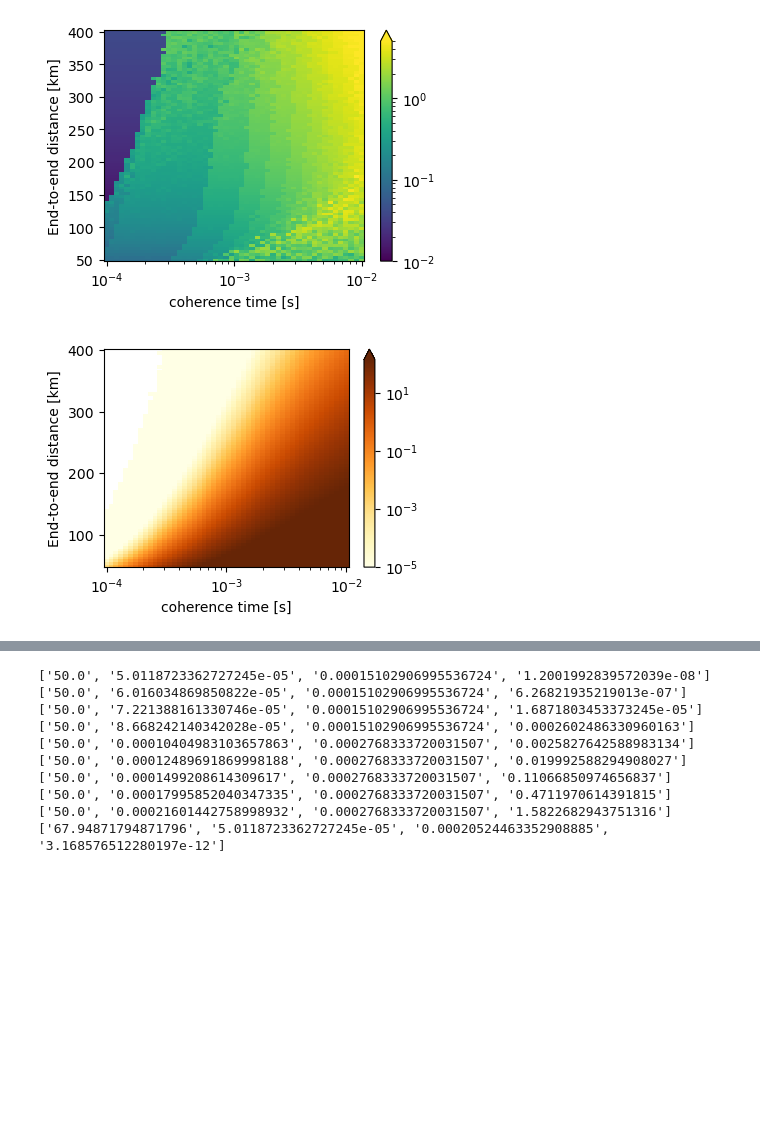
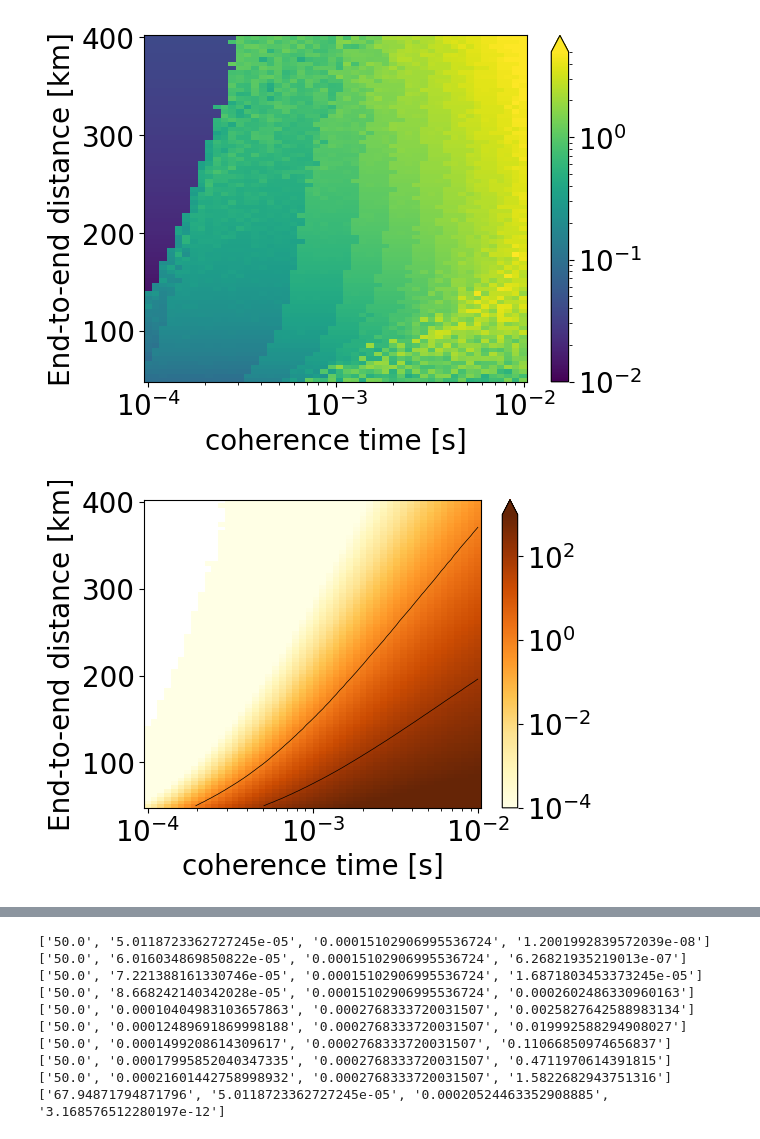
Before and after one commit to hassan-shap/QNUM, a Jupyter notebook: pp_color_plot.ipynb, the cells around one changed output, grey strips where cells are left out. Cells and saved outputs as stored; diff of their text form; code cells hidden in the pictures; blank space fills up the shorter version.

```diff
--- a/pp_color_plot.ipynb
+++ b/pp_color_plot.ipynb
@@ -62,9 +62,9 @@ X, Y = np.meshgrid(τ_coh_list, Le2e_list)
 # ax.view_init(azim=0, elev=90)
 # plt.pcolor(X, Y, np.log(skr_seq_no_cut), cmap='viridis', vmin=1e-5, vmax=5)
 
-plt.rcParams.update({'font.size': 18})
+plt.rcParams.update({'font.size': 20})
 
-plt.figure(figsize=(6.3,4.5))
+plt.figure(figsize=(6.18,4.5))
 
 Z = τ_cut_opt*1e3
 pcm = plt.pcolor(X, Y, Z,norm=colors.LogNorm(vmin=1e-2, vmax=5),
@@ -77,34 +77,35 @@ plt.xscale("log")
 
 plt.figure(figsize=(6,4.5))
 Z = skr_opt
-pcm = plt.pcolor(X, Y, Z,norm=colors.LogNorm(vmin=1e-5, vmax=150),
+pcm = plt.pcolor(X, Y, Z,norm=colors.LogNorm(vmin=1e-4, vmax=1e3),
                    cmap='YlOrBr', shading='auto')
 plt.colorbar(pcm, extend='max')
+plt.contour(X, Y, Z, levels=[1, 100], linewidths=[0.5,0.5], colors=['black','black'])
 # plt.colorbar()
 plt.xscale("log")
 plt.ylabel("End-to-end distance [km]")
 plt.xlabel("coherence time [s]")
 plt.tight_layout()
 fig_dir = "min_protocol_figs/"
 fname = f"par_n_{n}.png"
 plt.savefig(fig_dir+ fname, dpi=300)
 
 plt.figure(figsize=(6,4.5))
 Z = skr_no_cut
 pcm = plt.pcolor(X, Y, Z,norm=colors.LogNorm(vmin=1e-5, vmax=150),
                    cmap='viridis', shading='auto')
 plt.colorbar(pcm, extend='max')
 # plt.colorbar()
 plt.xscale("log")
 plt.ylabel("End-to-end distance [km]")
 plt.xlabel("coherence time [s]")
 plt.tight_layout()
 
 # plt.figure()
 # plt.pcolor(X, Y, np.log(skr_seq_opt), cmap='viridis', vmin=-1e-5, vmax=5)
 # plt.colorbar()
 # plt.xscale("log")
 # plt.zscale("log")
 # %% [output]
-[figure, old version]
+[figure, new version]
-[figure, old version]
+[figure, new version]
```
Also changed, not shown: parts of 3 cells of this notebook.
